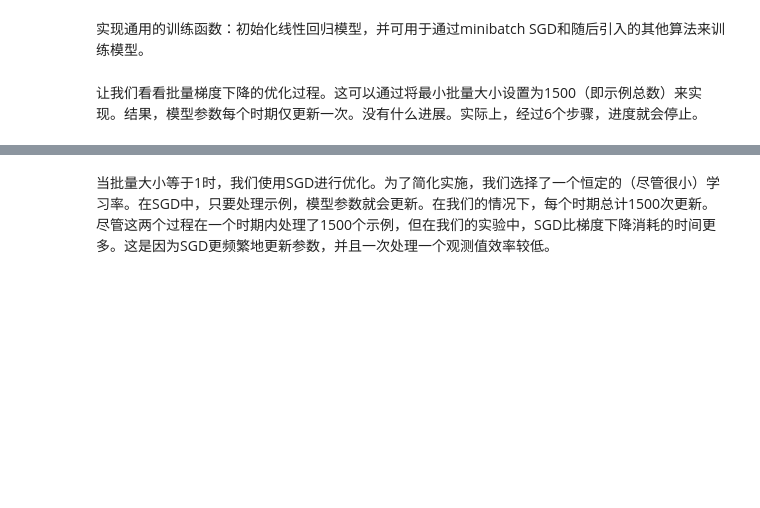
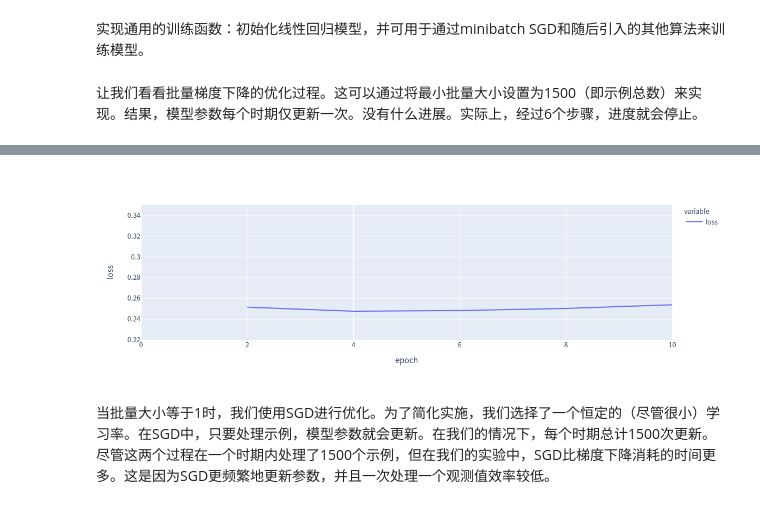
Before and after one commit to ffzs/learn_d2l_mxnet, a Jupyter notebook: 小批量随机梯度下降.ipynb, the cells around one changed output, grey strips where cells are left out. Drawn from its saved outputs; the diff is of its cells as text; code cells hidden in the pictures; blank space fills up the shorter version.

```diff
--- a/小批量随机梯度下降.ipynb
+++ b/小批量随机梯度下降.ipynb
@@ -144,7 +144,7 @@ def train(trainer_fn, states, hyperparams, data_iter, feature_dim, num_epochs=2)
 让我们看看批量梯度下降的优化过程。这可以通过将最小批量大小设置为1500（即示例总数）来实现。结果，模型参数每个时期仅更新一次。没有什么进展。实际上，经过6个步骤，进度就会停止。
 # %%
 def train_sgd(lr, batch_size, num_epochs=2):
-    data_iter, feature_dim = get_data_ch11(batch_size)
+    data_iter, feature_dim = get_data(batch_size)
     return train( sgd, None, {'lr': lr}, data_iter, feature_dim, num_epochs)
 
 gd_res = train_sgd(1, 1500, 10)
@@ -153,3 +154,4 @@ NameError: name 'get_data_ch11' is not defined
+[figure, added]
 # %% [markdown]
 当批量大小等于1时，我们使用SGD进行优化。为了简化实施，我们选择了一个恒定的（尽管很小）学习率。在SGD中，只要处理示例，模型参数就会更新。在我们的情况下，每个时期总计1500次更新。尽管这两个过程在一个时期内处理了1500个示例，但在我们的实验中，SGD比梯度下降消耗的时间更多。这是因为SGD更频繁地更新参数，并且一次处理一个观测值效率较低。
 # %%
```
Also changed, not shown: parts of 10 cells of this notebook.
